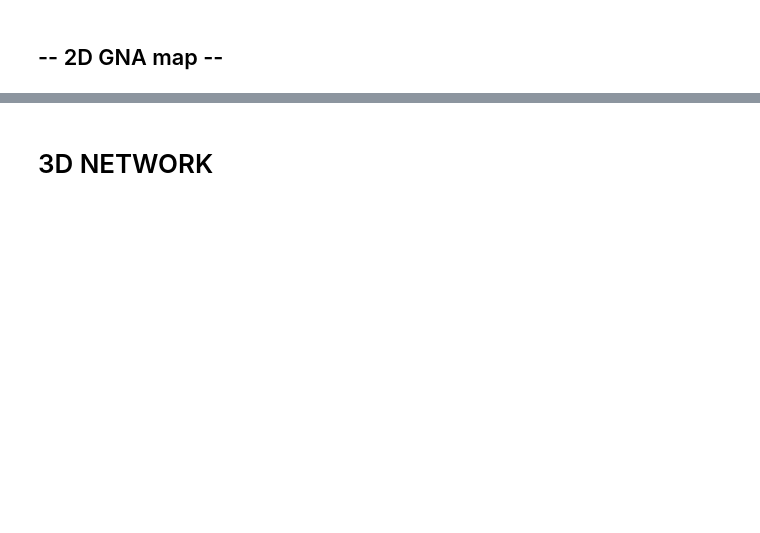
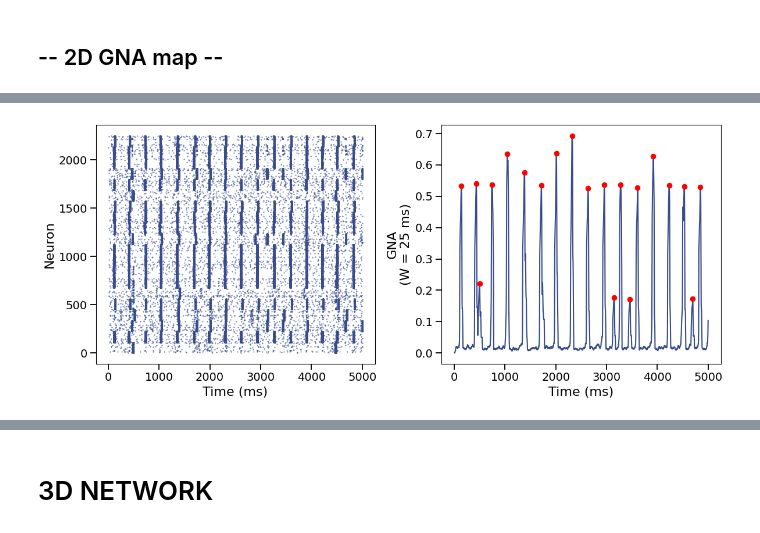
Before and after one commit to underDD/TFM, a Jupyter notebook: create_network.ipynb, the cells around one changed output, grey strips where cells are left out. Cells and saved outputs as stored; diff of their text form; code cells hidden in the pictures; blank space fills up the shorter version.

```diff
--- a/create_network.ipynb
+++ b/create_network.ipynb
@@ -1815,0 +1548,88 @@ plt.show()
+# %%
+import numpy as np
+import importlib
+import functions_create_networks as fcn
+importlib.reload(fcn)
+import matplotlib.pyplot as plt
+from scipy.signal import find_peaks
+from pypalettes import load_cmap
+from scipy.ndimage import gaussian_filter1d
+
+
+sunset2 = load_cmap('Sunset2', cmap_type='continuous')
+
+L = 3.0 # Length of the square domain (mm)
+rho = 250 # Neuron density (neurons/mm^2)
+N = int(rho * L**2) # Total number of neurons
+d_mean = 0.15 # Dendritic tree diameter (mm) Gaussian distribution
+BC_type = "PBC" # Boundary conditions type (PBC: Periodic Boundary Conditions, RBC: Reflective Boundary Conditions)
+number_of_centers = 25
+alpha = 0.2
+SIM_TIME = 5000
+
+base_sigmas = np.linspace(0.05, 0.40, 50)
+MAX_EXC_WEIGTH = np.linspace(2, 20, 50)
+
+base_sigma = 0.05
+max_exc = 8
+l_mean = 0.30
+
+idx_sigma = np.argmin(np.abs(base_sigmas - base_sigma))
+idx_exc = np.argmin(np.abs(MAX_EXC_WEIGTH - max_exc))
+
+base_sigma = float(base_sigmas[idx_sigma])
+max_exc = float(MAX_EXC_WEIGTH[idx_exc])
+
+# print(f"base_sigma más cercano: {base_sigma:.4f} (índice {idx_sigma})")
+# print(f"max_exc más cercano: {max_exc:.3f} (índice {idx_exc})")
+
+filename = f"2D_dynamics/2D_dynamics_{BC_type}_agg_nc{number_of_centers}_s{base_sigma:.4f}_L{L:.1f}_rho{rho:.0f}_l{l_mean:.2f}_d{d_mean:.2f}_a{alpha:.2f}_exc{max_exc:.3f}_sim2.txt"
+firings_t, firings_i = fcn.load_firings(filename)
+firings_i, new_order = fcn.plot_raster_interleaved_inhibitory(firings_t, firings_i)
+
+fig, ax = plt.subplots(1, 2, figsize=(12, 5))
+
+ax[0].scatter(firings_t, firings_i, s=0.2, color=sunset2(0.1))
+# ax[0].set_title(f"Raster plot for base_sigma={base_sigma:.4f} and max_exc={max_exc:.3f}", fontsize=16)
+ax[0].set_xlabel('Time (ms)', fontsize=16)
+ax[0].set_ylabel('Neuron', fontsize=16)
+ax[0].tick_params(axis='both', which='major', labelsize=14, length=7, width=1.3)
+
+GNA = fcn.compute_GNA_from_raster(
+    firings_t=firings_t,
+    firings_i=firings_i,
+    N=N,
+    SIM_TIME=SIM_TIME,
+    W=25
+)
+
+# GNA = gaussian_filter1d(GNA, sigma=25) # suavizado con una ventana de 20 ms
+prom = 0.5 * np.std(GNA)
+
+peaks, properties = find_peaks(
+    GNA,
+    prominence=prom,  # prominencia mínima del pico
+    height = 0.05,
+    distance=20
+)
+
+peak_heights = properties.get("peak_heights", GNA[peaks] if len(peaks) > 0 else np.array([]))
+mean_peak_height = peak_heights.mean() if len(peak_heights) > 0 else 0.0
+std_mean = peak_heights.std() if len(peak_heights) > 0 else 0.0
+
+print(f"Configuración: base_sigma={base_sigma:.4f}, max_exc={max_exc:.3f}")
+print(f"Número de picos detectados: {len(peaks)}")
+print(f"Altura media de los picos: {mean_peak_height:.4f}")
+print(f"Desviación estándar de las alturas de los picos: {std_mean:.4f}")
+print(f"Fano factor (std/mean): {std_mean**2 / mean_peak_height:.4f}" if mean_peak_height > 0 else "Fano factor: undefined (mean_peak_height is zero)")
+
+ax[1].plot(np.arange(1, SIM_TIME + 1), GNA, lw=1.5, color=sunset2(0.1))
+ax[1].scatter(peaks + 1, GNA[peaks], s=35, color="red", zorder=3)
+ax[1].set_xlabel("Time (ms)", fontsize=16)
+ax[1].set_ylabel(f"GNA\n(W = 25 ms)", fontsize=16)
+ax[1].tick_params(axis='both', which='major', labelsize=14, length=7, width=1.3)
+plt.tight_layout()
+plt.show()
+
+# ! Ordenar la matriz de adyacencia  para que las inhibidoras no queden arriba
+# %% [output]
@@ -1815,0 +1641 @@ plt.show()
+[figure, added]
```
Also changed, not shown: parts of 42 cells of this notebook, 35 other files.
